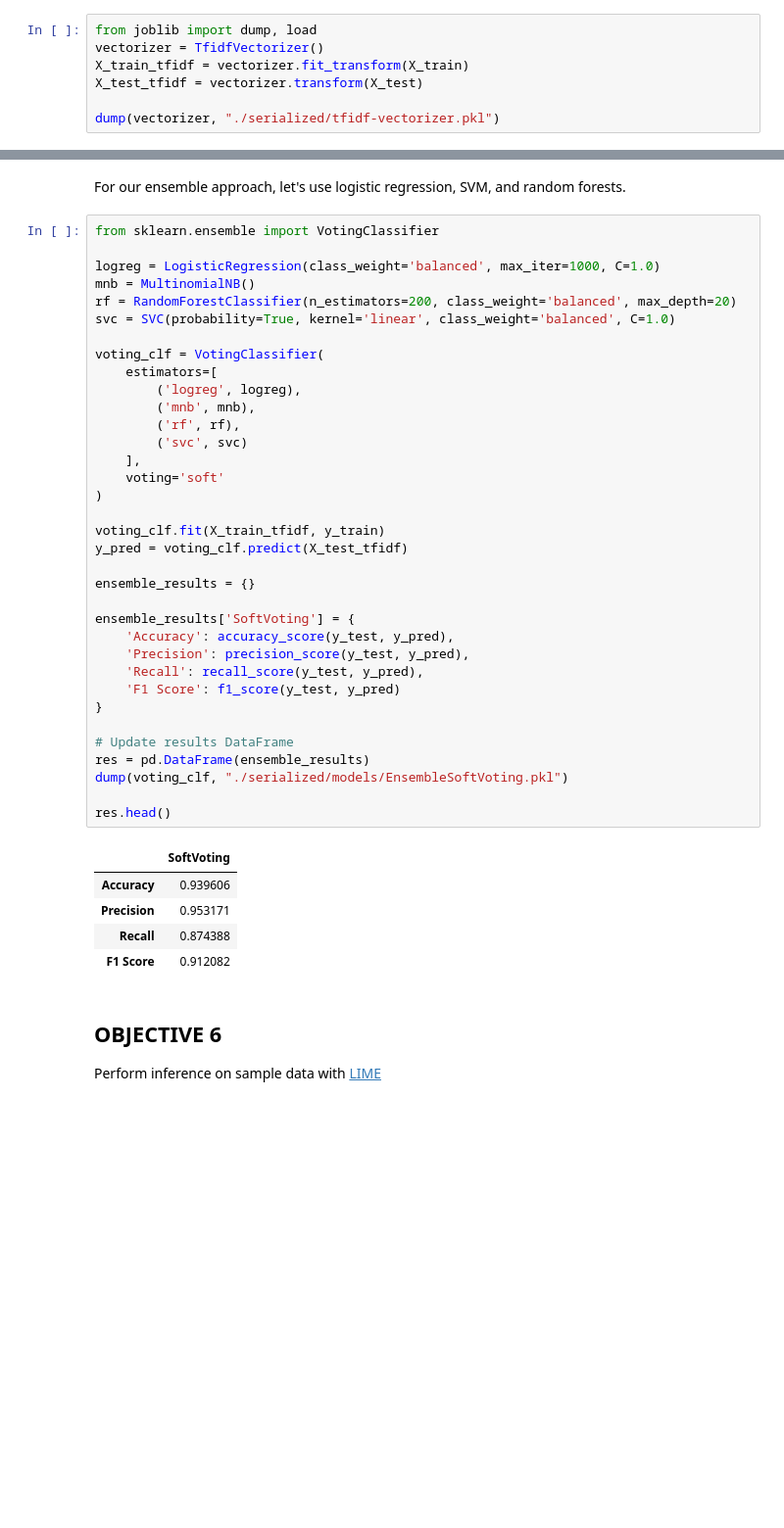
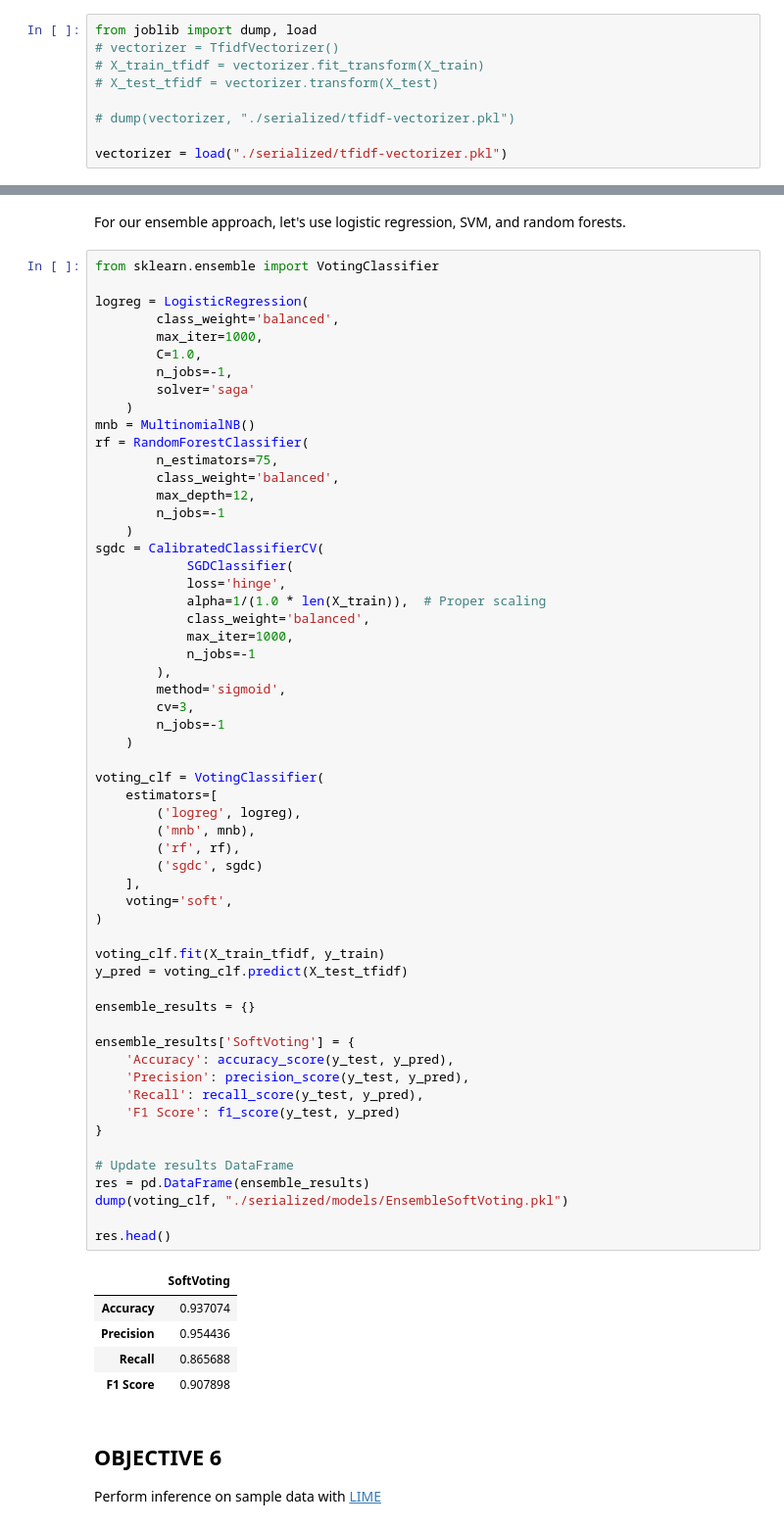
Before and after one commit to hydraadra112/Debunkr, a Jupyter notebook: backend/src/notebooks/model_dev.ipynb, the cells around one changed output, grey strips where cells are left out. Shown at 98% size. Saved outputs shown, nothing was run; the diff lists cells and outputs as text; blank space fills up the shorter version.

Commit message:
replace SVC to SGDC & display conf score

```diff
--- a/backend/src/notebooks/model_dev.ipynb
+++ b/backend/src/notebooks/model_dev.ipynb
@@ -315,8 +316,10 @@ X_train, X_test, y_train, y_test = train_test_split(
     new_df['processed_text'], new_df['labels'], test_size=0.2, random_state=42)
 # %%
 from joblib import dump, load
-vectorizer = TfidfVectorizer()
-X_train_tfidf = vectorizer.fit_transform(X_train)
-X_test_tfidf = vectorizer.transform(X_test)
+# vectorizer = TfidfVectorizer()
+# X_train_tfidf = vectorizer.fit_transform(X_train)
+# X_test_tfidf = vectorizer.transform(X_test)
 
-dump(vectorizer, "./serialized/tfidf-vectorizer.pkl")
+# dump(vectorizer, "./serialized/tfidf-vectorizer.pkl")
+
+vectorizer = load("./serialized/tfidf-vectorizer.pkl")
@@ -396,44 +419,66 @@ For our ensemble approach, let's use logistic regression, SVM, and random forest
 # %%
 from sklearn.ensemble import VotingClassifier
 
-logreg = LogisticRegression(class_weight='balanced', max_iter=1000, C=1.0)
+logreg = LogisticRegression(
+        class_weight='balanced',
+        max_iter=1000,
+        C=1.0,
+        n_jobs=-1,
+        solver='saga'
+    )
 mnb = MultinomialNB()
-rf = RandomForestClassifier(n_estimators=200, class_weight='balanced', max_depth=20)
-svc = SVC(probability=True, kernel='linear', class_weight='balanced', C=1.0)
+rf = RandomForestClassifier(
+        n_estimators=75,
+        class_weight='balanced',
+        max_depth=12,
+        n_jobs=-1
+    )
+sgdc = CalibratedClassifierCV(
+            SGDClassifier(
+            loss='hinge',
+            alpha=1/(1.0 * len(X_train)),  # Proper scaling
+            class_weight='balanced',
+            max_iter=1000,
+            n_jobs=-1
+        ),
+        method='sigmoid',
+        cv=3,
+        n_jobs=-1
+    )
 
 voting_clf = VotingClassifier(
     estimators=[
         ('logreg', logreg),
         ('mnb', mnb),
         ('rf', rf),
-        ('svc', svc)
+        ('sgdc', sgdc)
     ],
-    voting='soft'
+    voting='soft',
 )
 
 voting_clf.fit(X_train_tfidf, y_train)
 y_pred = voting_clf.predict(X_test_tfidf)
 
 ensemble_results = {}
 
 ensemble_results['SoftVoting'] = {
     'Accuracy': accuracy_score(y_test, y_pred),
     'Precision': precision_score(y_test, y_pred),
     'Recall': recall_score(y_test, y_pred),
     'F1 Score': f1_score(y_test, y_pred)
 }
 
 # Update results DataFrame
 res = pd.DataFrame(ensemble_results)
 dump(voting_clf, "./serialized/models/EnsembleSoftVoting.pkl")
 
 res.head()
 # %% [output]
 |  | SoftVoting |
-| Accuracy | 0.939606 |
-| Precision | 0.953171 |
-| Recall | 0.874388 |
-| F1 Score | 0.912082 |
+| Accuracy | 0.937074 |
+| Precision | 0.954436 |
+| Recall | 0.865688 |
+| F1 Score | 0.907898 |
 # %% [markdown]
 ## **OBJECTIVE 6**
 
```
Also changed, not shown: parts of 8 cells of this notebook, 11 other files.
